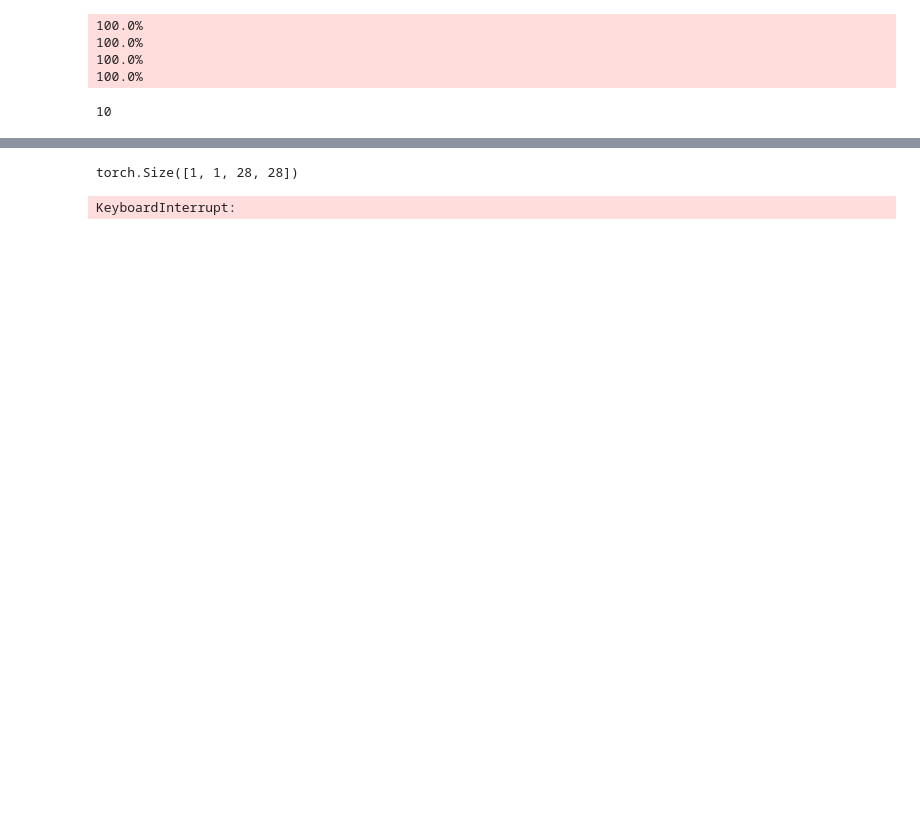
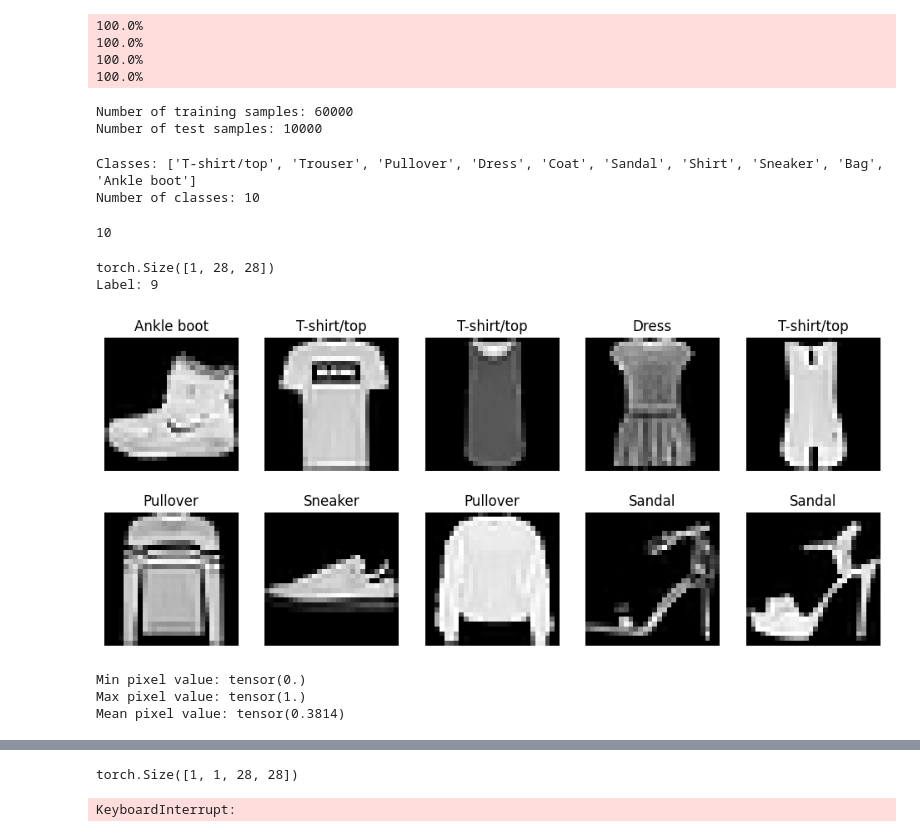
Before and after one commit to Ayoub219/CNN, a Jupyter notebook: Clothing_classifier.ipynb, the cells around one changed output, grey strips where cells are left out. Saved outputs shown, nothing was run; the diff lists cells and outputs as text; code cells hidden in the pictures; blank space fills up the shorter version.

Commit message:
Data Analysis

```diff
--- a/Clothing_classifier.ipynb
+++ b/Clothing_classifier.ipynb
@@ -17,8 +18,46 @@ test_data = datasets.FashionMNIST(root='./data', train=False, download=True, tra
 100.0%
 100.0%
 100.0%
+# %%
+print(f"Number of training samples: {len(train_data)}")
+print(f"Number of test samples: {len(test_data)}")
+# %% [output]
+Number of training samples: 60000
+Number of test samples: 10000
+# %%
+print("Classes:", train_data.classes)
+print("Number of classes:", len(train_data.classes))
+# %% [output]
+Classes: ['T-shirt/top', 'Trouser', 'Pullover', 'Dress', 'Coat', 'Sandal', 'Shirt', 'Sneaker', 'Bag', 'Ankle boot']
+Number of classes: 10
 # %%
 num_classes = len(train_data.classes)
 print(num_classes)
 # %% [output]
 10
+# %%
+image, label = train_data[0]
+print(image.shape)  # torch.Size([1, 28, 28])
+print("Label:", label)
+# %% [output]
+torch.Size([1, 28, 28])
+Label: 9
+# %%
+fig, axes = plt.subplots(2, 5, figsize=(12,5))
+for i, ax in enumerate(axes.flatten()):
+    img, lbl = train_data[i]
+    ax.imshow(img.squeeze(), cmap='gray')  # remove channel dimension
+    ax.set_title(train_data.classes[lbl])
+    ax.axis('off')
+plt.show()
+# %% [output]
+[figure, added]
+# %%
+image, label = train_data[0]
+print("Min pixel value:", image.min())
+print("Max pixel value:", image.max())
+print("Mean pixel value:", image.mean())
+# %% [output]
+Min pixel value: tensor(0.)
+Max pixel value: tensor(1.)
+Mean pixel value: tensor(0.3814)
```
Also changed, not shown: parts of 3 cells of this notebook, 1 other file.
